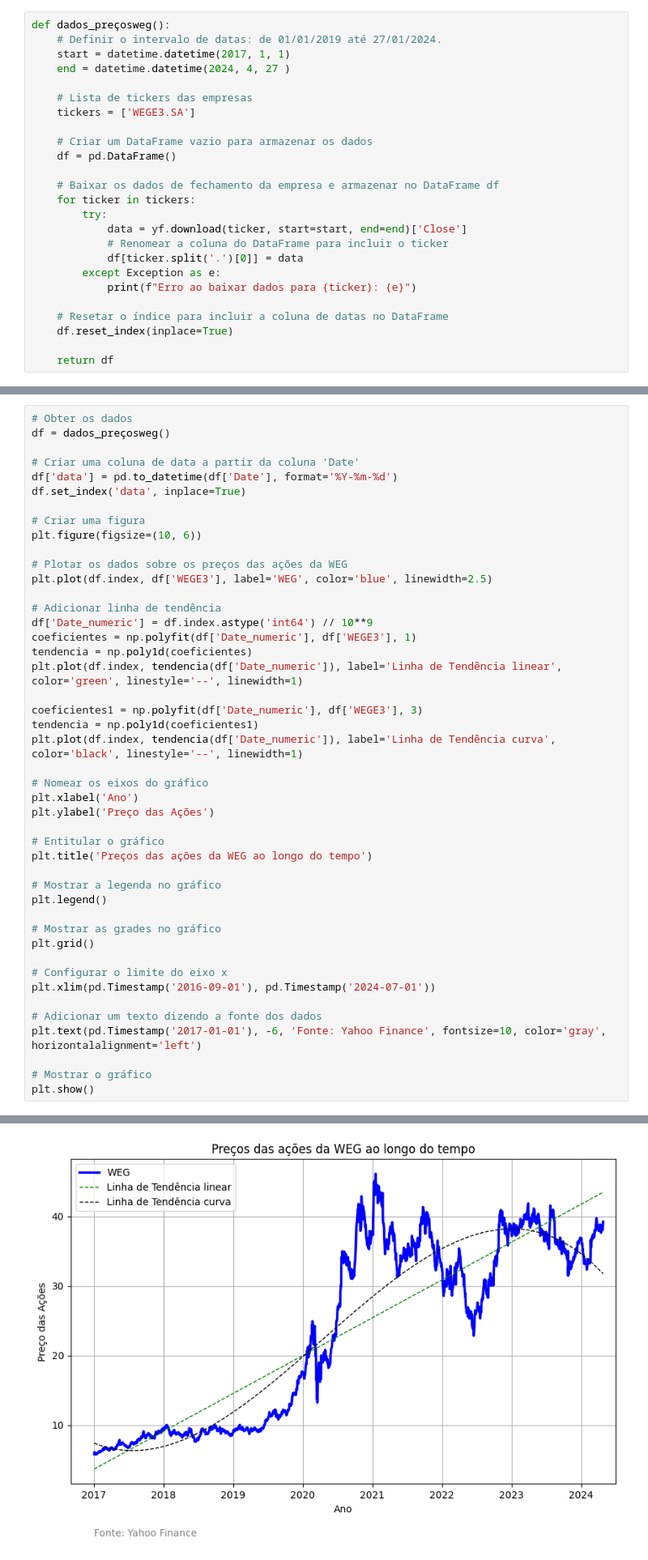
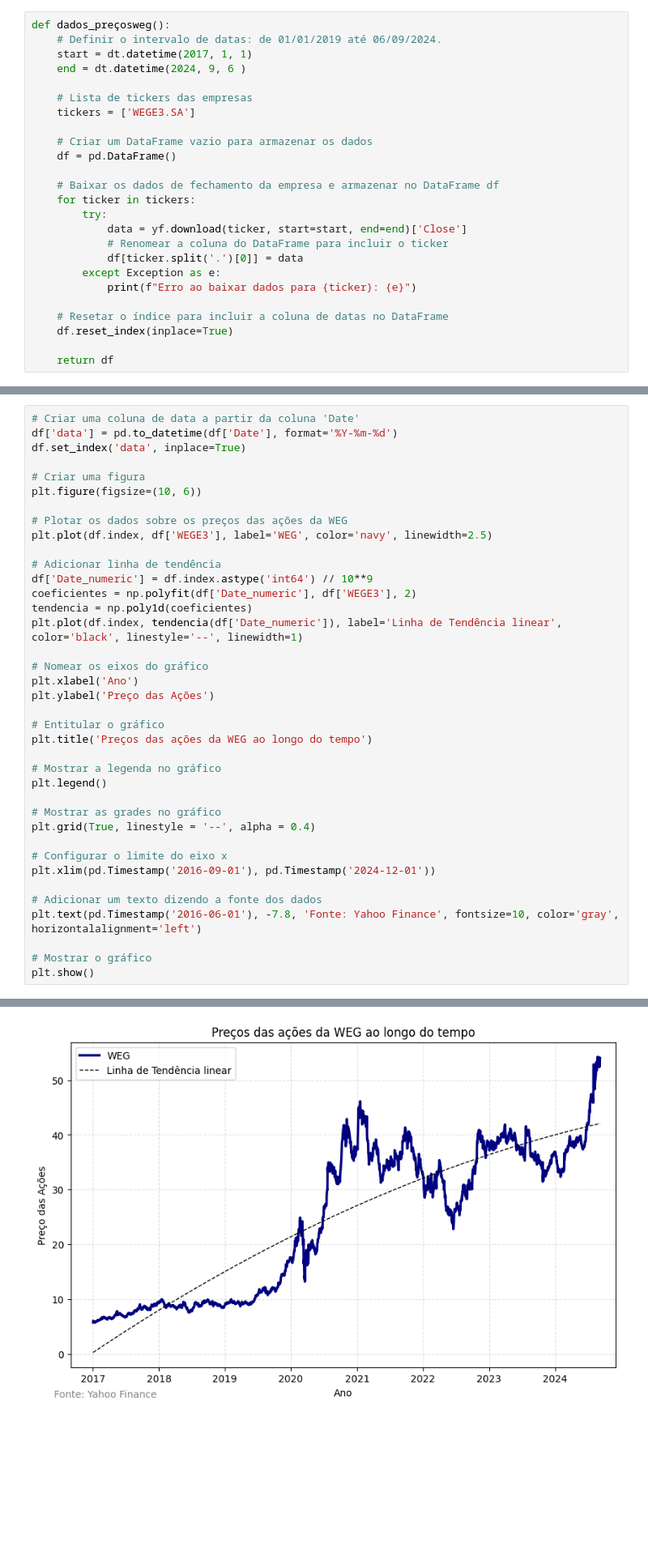
Before and after one commit to jlcamelo2350/Dados-e-automacao, a Jupyter notebook: Análises e automações com Ações da B3/weg_dados/weg1.ipynb, the cells around one changed output, grey strips where cells are left out. Shown at 81% size. Drawn from its saved outputs; the diff is of its cells as text; blank space fills up the shorter version.

```diff
--- a/Análises e automações com Ações da B3/weg_dados/weg1.ipynb
+++ b/Análises e automações com Ações da B3/weg_dados/weg1.ipynb
@@ -10,9 +19,9 @@ import datetime as datetime
 ### Baixar os dados de preços das ações da WEG:
 # %%
 def dados_preçosweg():
-    # Definir o intervalo de datas: de 01/01/2019 até 27/01/2024.
-    start = datetime.datetime(2017, 1, 1)
-    end = datetime.datetime(2024, 4, 27 )
+    # Definir o intervalo de datas: de 01/01/2019 até 06/09/2024.
+    start = dt.datetime(2017, 1, 1)
+    end = dt.datetime(2024, 9, 6 )
 
     # Lista de tickers das empresas
     tickers = ['WEGE3.SA']
@@ -38,7 +52,4 @@ def dados_preçosweg():
 # %%
-# Obter os dados
-df = dados_preçosweg()
-
 # Criar uma coluna de data a partir da coluna 'Date'
 df['data'] = pd.to_datetime(df['Date'], format='%Y-%m-%d')
 df.set_index('data', inplace=True)
@@ -47,17 +58,13 @@ df.set_index('data', inplace=True)
 plt.figure(figsize=(10, 6))
 
 # Plotar os dados sobre os preços das ações da WEG
-plt.plot(df.index, df['WEGE3'], label='WEG', color='blue', linewidth=2.5)
+plt.plot(df.index, df['WEGE3'], label='WEG', color='navy', linewidth=2.5)
 
 # Adicionar linha de tendência
 df['Date_numeric'] = df.index.astype('int64') // 10**9
-coeficientes = np.polyfit(df['Date_numeric'], df['WEGE3'], 1)
+coeficientes = np.polyfit(df['Date_numeric'], df['WEGE3'], 2)
 tendencia = np.poly1d(coeficientes)
-plt.plot(df.index, tendencia(df['Date_numeric']), label='Linha de Tendência linear', color='green', linestyle='--', linewidth=1)
-
-coeficientes1 = np.polyfit(df['Date_numeric'], df['WEGE3'], 3)
-tendencia = np.poly1d(coeficientes1)
-plt.plot(df.index, tendencia(df['Date_numeric']), label='Linha de Tendência curva', color='black', linestyle='--', linewidth=1)
+plt.plot(df.index, tendencia(df['Date_numeric']), label='Linha de Tendência linear', color='black', linestyle='--', linewidth=1)
 
 # Nomear os eixos do gráfico
 plt.xlabel('Ano')
@@ -70,13 +77,13 @@ plt.title('Preços das ações da WEG ao longo do tempo')
 plt.legend()
 
 # Mostrar as grades no gráfico
-plt.grid()
+plt.grid(True, linestyle = '--', alpha = 0.4)
 
 # Configurar o limite do eixo x
-plt.xlim(pd.Timestamp('2016-09-01'), pd.Timestamp('2024-07-01'))
+plt.xlim(pd.Timestamp('2016-09-01'), pd.Timestamp('2024-12-01'))
 
 # Adicionar um texto dizendo a fonte dos dados
-plt.text(pd.Timestamp('2017-01-01'), -6, 'Fonte: Yahoo Finance', fontsize=10, color='gray', horizontalalignment='left')
+plt.text(pd.Timestamp('2016-06-01'), -7.8, 'Fonte: Yahoo Finance', fontsize=10, color='gray', horizontalalignment='left')
 
 # Mostrar o gráfico
 plt.show()
@@ -85 +91 @@ plt.show()
-[figure, old version]
+[figure, new version]
```
Also changed, not shown: parts of 74 cells of this notebook.
